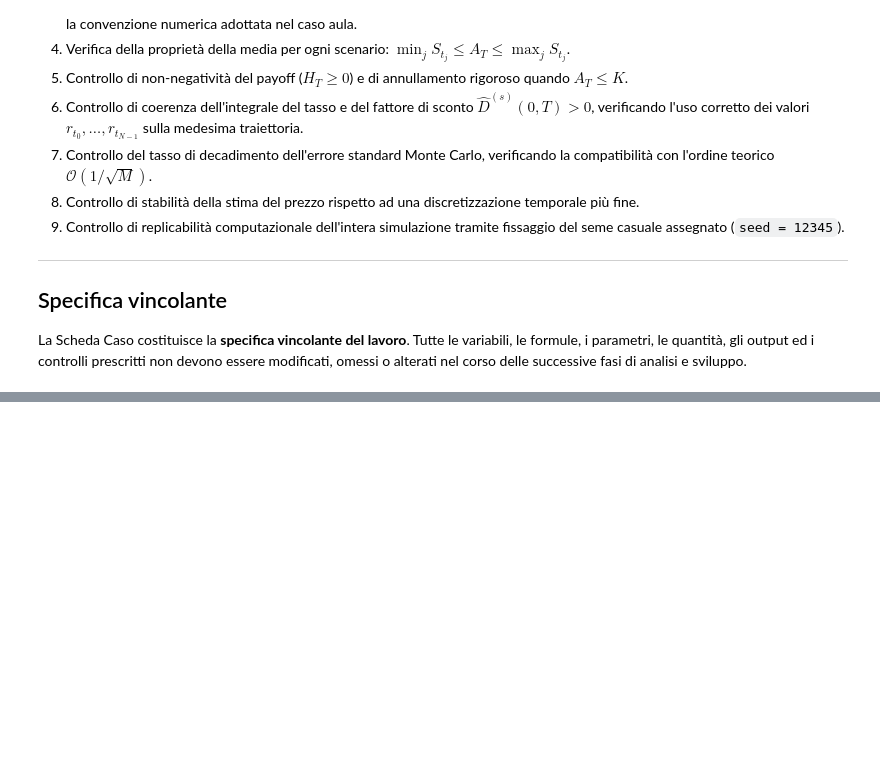
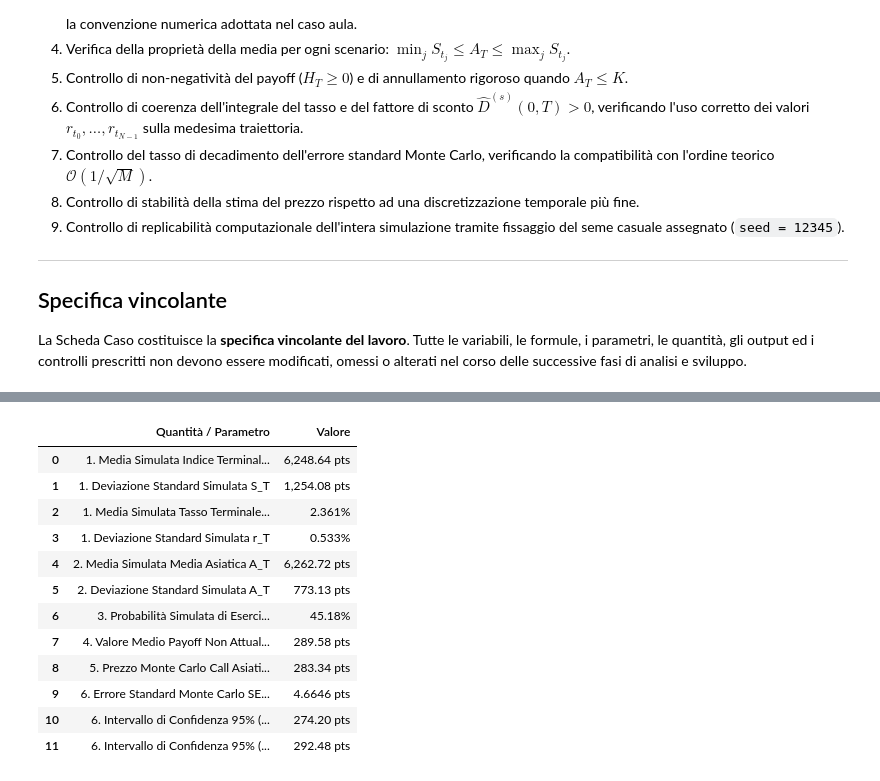
Before and after one commit to paolo-fix/CORSO-MQF, a Jupyter notebook: 04_Codice/Lez07/Lezione_07_Notebook_TakeHome_Stud2.ipynb, the cells around one changed output, grey strips where cells are left out. Drawn from its saved outputs; the diff is of its cells as text; code cells hidden in the pictures; blank space fills up the shorter version.

```diff
--- a/04_Codice/Lez07/Lezione_07_Notebook_TakeHome_Stud2.ipynb
+++ b/04_Codice/Lez07/Lezione_07_Notebook_TakeHome_Stud2.ipynb
@@ -72,0 +819,79 @@ La Scheda Caso costituisce la **specifica vincolante del lavoro**. Tutte le vari
+# %%
+# ==============================================================================
+# TAPPA 7: Consolidamento Risultati e Quadro Generale di Sintesi
+# ==============================================================================
+
+# ------------------------------------------------------------------------------
+# 1. Quadro Riassuntivo delle Quantità da Stimare o Calcolare (1-6)
+# ------------------------------------------------------------------------------
+sintesi_finale = {
+    "Quantità / Parametro": [
+        "1. Media Simulata Indice Terminale S_T",
+        "1. Deviazione Standard Simulata S_T",
+        "1. Media Simulata Tasso Terminale r_T",
+        "1. Deviazione Standard Simulata r_T",
+        "2. Media Simulata Media Asiatica A_T",
+        "2. Deviazione Standard Simulata A_T",
+        "3. Probabilità Simulata di Esercizio P(A_T > K)",
+        "4. Valore Medio Payoff Non Attualizzato E[H_T]",
+        "5. Prezzo Monte Carlo Call Asiatica V_M",
+        "6. Errore Standard Monte Carlo SE(V_M)",
+        "6. Intervallo di Confidenza 95% (Inferiore)",
+        "6. Intervallo di Confidenza 95% (Superiore)"
+    ],
+    "Valore": [
+        f"{np.mean(S_T):,.2f} pts",
+        f"{np.std(S_T, ddof=1):,.2f} pts",
+        f"{np.mean(r_T)*100:.3f}%",
+        f"{np.std(r_T, ddof=1)*100:.3f}%",
+        f"{np.mean(A_T):,.2f} pts",
+        f"{np.std(A_T, ddof=1):,.2f} pts",
+        f"{prob_esercizio*100:.2f}%",
+        f"{mean_H_T:,.2f} pts",
+        f"{V_hat_M:,.2f} pts",
+        f"{SE_V_hat:,.4f} pts",
+        f"{IC_lower:,.2f} pts",
+        f"{IC_upper:,.2f} pts"
+    ]
+}
+
+df_sintesi_finale = pd.DataFrame(sintesi_finale)
+print("==============================================================================")
+print("--- SINTESI FINALE DELLE QUANTITÀ ESTIMATE E CALCOLATE (FASE 7 COMPLETATA) ---")
+print("==============================================================================")
+display(df_sintesi_finale)
+
+# ------------------------------------------------------------------------------
+# 2. Quadro Riassuntivo dei 9 Controlli Richiesti
+# ------------------------------------------------------------------------------
+quadro_controlli = {
+    "Controllo": [
+        "Controllo 1: Correlazione empirica shock (rho = -0.25)",
+        "Controllo 2: Positività sottostante (S_t > 0)",
+        "Controllo 3: Rilevazione tassi non positivi (r_t <= 0)",
+        "Controllo 4: Proprietà della media (min S_tj <= A_T <= max S_tj)",
+        "Controllo 5: Non-negatività e annullamento payoff (H_T >= 0)",
+        "Controllo 6: Coerenza sconto e Somma di Riemann (D^(s) > 0)",
+        "Controllo 7: Tasso di decadimento errore SE ~ O(1/sqrt(M))",
+        "Controllo 8: Stabilità discretizzazione temporale (N=252 vs N=504)",
+        "Controllo 9: Replicabilità computazionale (seed = 12345)"
+    ],
+    "Esito": [
+        "SUPERATO" if errore_assoluto_rho < 0.01 else "ATTENZIONE",
+        "SUPERATO" if min_S > 0 else "ATTENZIONE",
+        f"DOCUMENTATO ({count_non_positive_r} tassi <= 0)",
+        "SUPERATO" if totale_violazioni == 0 else "ATTENZIONE",
+        "SUPERATO" if (neg_payoffs == 0 and err_annullamento == 0) else "ATTENZIONE",
+        "SUPERATO" if (min_discount > 0) else "ATTENZIONE",
+        "SUPERATO" if scostamento_se < 10.0 else "ATTENZIONE",
+        "SUPERATO" if diff_N < 2.0 * se_m[2] else "ATTENZIONE",
+        f"SUPERATO (seed={SEED})"
+    ]
+}
+
+df_quadro_controlli = pd.DataFrame(quadro_controlli)
+print("\n==============================================================================")
+print("--- QUADRO VERIFICA DEI CONTROLLI RICHIESTI ---")
+print("==============================================================================")
+display(df_quadro_controlli)
+# %% [output]
@@ -72,0 +901,13 @@ La Scheda Caso costituisce la **specifica vincolante del lavoro**. Tutte le vari
+|  | Quantità / Parametro | Valore |
+| 0 | 1. Media Simulata Indice Terminal... | 6,248.64 pts |
+| 1 | 1. Deviazione Standard Simulata S_T | 1,254.08 pts |
+| 2 | 1. Media Simulata Tasso Terminale... | 2.361% |
+| 3 | 1. Deviazione Standard Simulata r_T | 0.533% |
+| 4 | 2. Media Simulata Media Asiatica A_T | 6,262.72 pts |
+| 5 | 2. Deviazione Standard Simulata A_T | 773.13 pts |
+| 6 | 3. Probabilità Simulata di Eserci... | 45.18% |
+| 7 | 4. Valore Medio Payoff Non Attual... | 289.58 pts |
+| 8 | 5. Prezzo Monte Carlo Call Asiati... | 283.34 pts |
+| 9 | 6. Errore Standard Monte Carlo SE... | 4.6646 pts |
+| 10 | 6. Intervallo di Confidenza 95% (... | 274.20 pts |
+| 11 | 6. Intervallo di Confidenza 95% (... | 292.48 pts |
```
Also changed, not shown: parts of 16 cells of this notebook.
